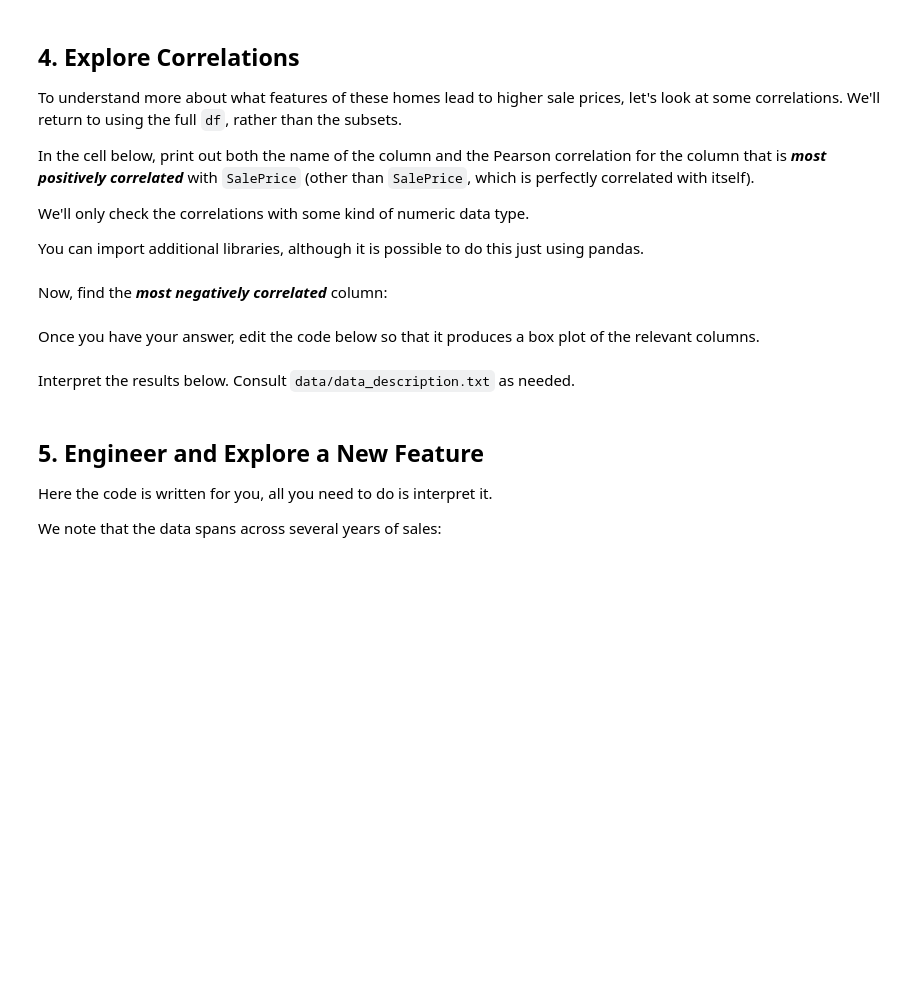
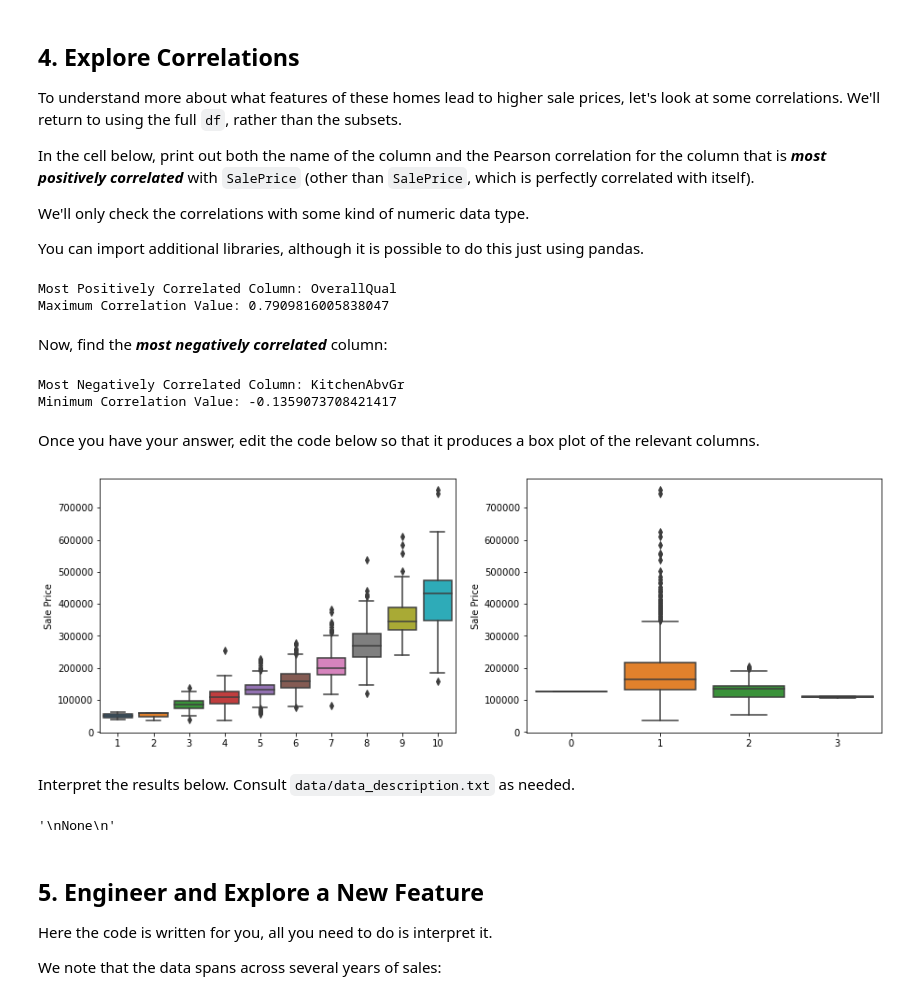
Before and after one commit to moseskuriia/dsc-pandas-eda-lab, a Jupyter notebook: index.ipynb, the cells around one changed output. Saved outputs shown, nothing was run; the diff lists cells and outputs as text; code cells hidden in the pictures; blank space fills up the shorter version.

```diff
--- a/index.ipynb
+++ b/index.ipynb
@@ -314,2 +402,13 @@ You can import additional libraries, although it is possible to do this just usi
+# %%
+# Your code here
+correlation_series = df.corr()['SalePrice'].sort_values()
+
+max_corr_value = correlation_series.iloc[-2]
+max_corr_column = correlation_series.index[-2]
+print("Most Positively Correlated Column:", max_corr_column)
+print("Maximum Correlation Value:", max_corr_value)
+# %% [output]
+Most Positively Correlated Column: OverallQual
+Maximum Correlation Value: 0.7909816005838047
 # %% [markdown]
 Now, find the ***most negatively correlated*** column:
@@ -318,31 +415,43 @@ Now, find the ***most negatively correlated*** column:
+# %%
+# Your code here
+min_corr_value = correlation_series.iloc[0]
+min_corr_column = correlation_series.index[0]
+
+print("Most Negatively Correlated Column:", min_corr_column)
+print("Minimum Correlation Value:", min_corr_value)
+# %% [output]
+Most Negatively Correlated Column: KitchenAbvGr
+Minimum Correlation Value: -0.1359073708421417
 # %% [markdown]
 Once you have your answer, edit the code below so that it produces a box plot of the relevant columns.
 # %%
 # Replace None with appropriate code
 
 import seaborn as sns
 
 fig, (ax1, ax2) = plt.subplots(ncols=2, figsize=(15,5))
 
 # Plot distribution of column with highest correlation
 sns.boxplot(
-    x=None,
+    x=df[max_corr_column],
     y=df["SalePrice"],
     ax=ax1
 )
 # Plot distribution of column with most negative correlation
 sns.boxplot(
-    x=None,
+    x=df[min_corr_column],
     y=df["SalePrice"],
     ax=ax2
 )
 
 # Customize labels
 ax1.set_title(None)
 ax1.set_xlabel(None)
 ax1.set_ylabel("Sale Price")
 ax2.set_title(None)
 ax2.set_xlabel(None)
 ax2.set_ylabel("Sale Price");
+# %% [output]
+[figure, added]
 # %% [markdown]
 Interpret the results below. Consult `data/data_description.txt` as needed.
@@ -354,3 +458,22 @@ None
+# %%
+# Replace None with appropriate text
+"""
+The column with the most postive correlation with
+SalePrice is Overallqual. It seems to have values
+ranging from 1 to 10, inferring that 10 is good
+and 1 is bad, due to the SalePrice. It is similar
+to OverallCond which is confusing, raising
+questions as to what this really refers to.
+The column with the most negative correlation is
+the number of Kitchens Above Grade. It seems that
+houses with two or more Kitchens Above Grade are
+selling cheaper than the houses with just one, which
+is very peculiar. It seems not to affect the SalePrice,
+hence the negative correlation. More investigation is
+needed to understand why this is the case.
+"""
+# %% [output]
+'\nNone\n'
 # %% [markdown]
 ## 5. Engineer and Explore a New Feature
 
```
Also changed, not shown: parts of 26 cells of this notebook.
